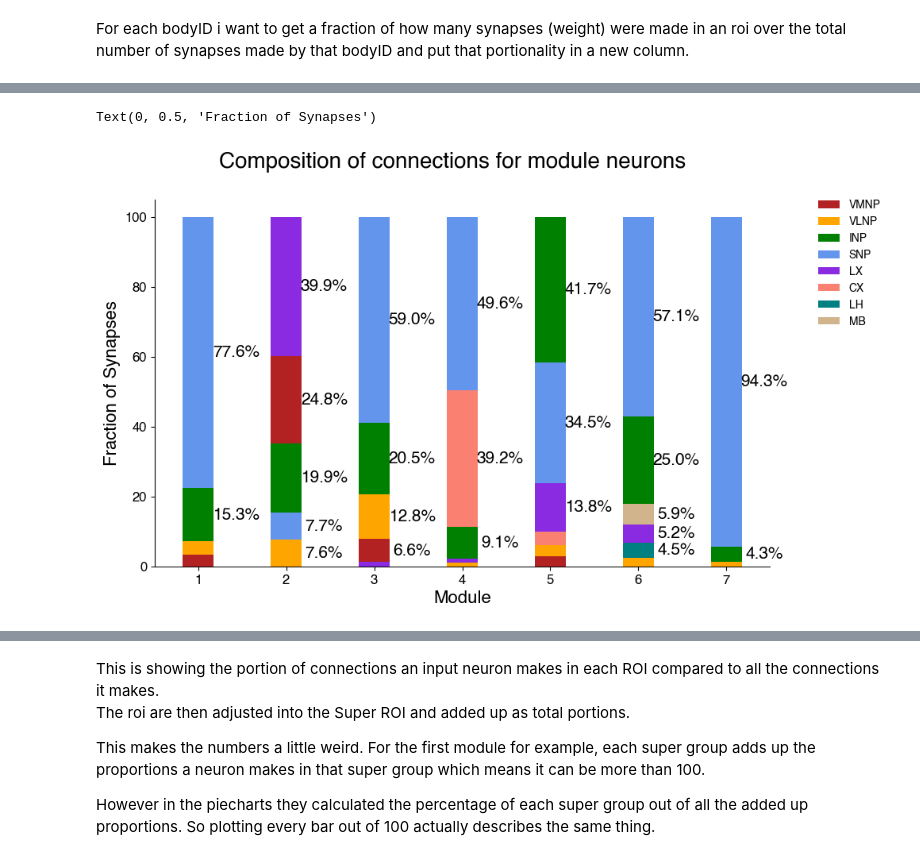
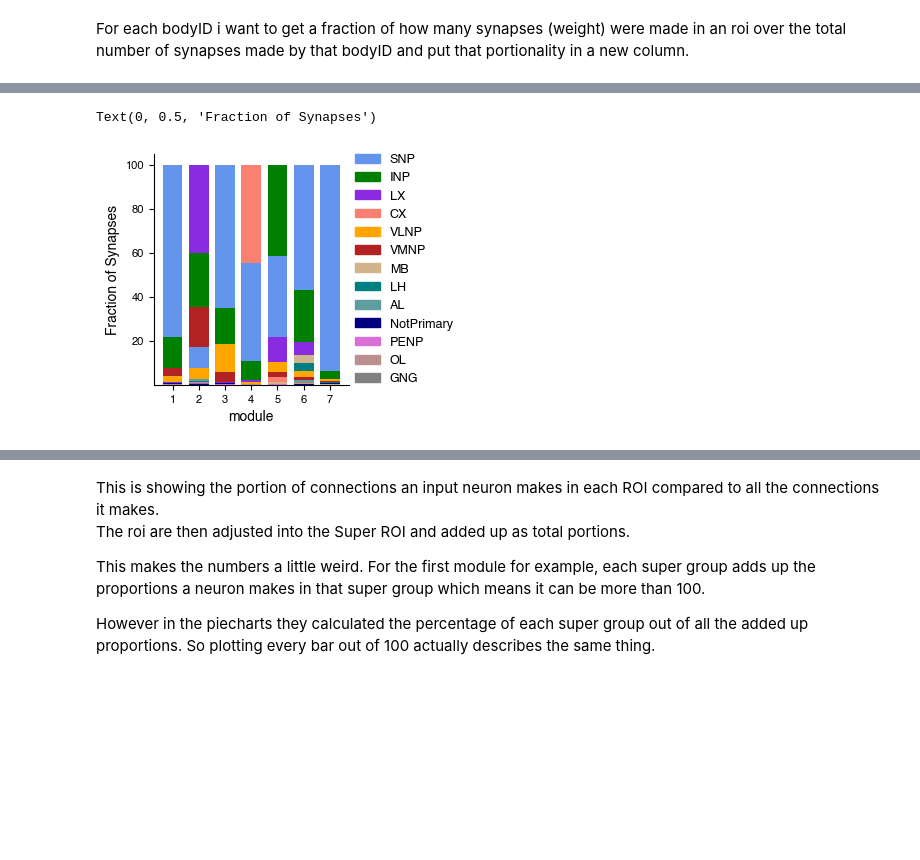
Before and after one commit to Gutierrez-lab/oviIN-inputs, a Jupyter notebook: piechart.ipynb, the cells around one changed output, grey strips where cells are left out. Drawn from its saved outputs; the diff is of its cells as text; code cells hidden in the pictures; blank space fills up the shorter version.

Commit message:
revamped bar charts ready to go

```diff
--- a/piechart.ipynb
+++ b/piechart.ipynb
@@ -310,0 +369,3 @@ roi_info_in_p = roi_info_in_p[roi_info_in_p['bodyId_pre'] != oviINl_bodyID]
+# %%
+# create a column that will contain the total number of synapses made by a bodyID
+super_roi_in['total'] = super_roi_in.groupby('bodyId_post')['weight'].transform('sum')
@@ -310,0 +392,4 @@ roi_info_in_p = roi_info_in_p[roi_info_in_p['bodyId_pre'] != oviINl_bodyID]
+# %%
+# Input modularity data for oviINr merged with the roi portionality data
+in_r_p = pd.merge(ins_r, super_roi_in, left_on='id', right_on='bodyId_post', how='inner')
+in_r_p
@@ -387,5 +602,5 @@ In this next dataframe we can see the cluster each neuron belongs in, the roi it
 # %%
 # Input modularity data for oviINr merged with the roi portionality data
-in_r_p = pd.merge(ins_r, grouped_p, left_on='id', right_on='bodyId', how='inner')
-in_r_p
+in_r_both = pd.merge(ins_r, super_roi_both, left_on='id', right_on='bodyId', how='inner')
+in_r_both
 # %% [output]
@@ -541,57 +620,67 @@ in_r_p
+# %%
+import matplotlib.patches as mpatches
+
+# for making the legend nice
+leg_in_r_both = in_r_both.groupby('super', as_index=False).agg({'weight': 'sum'}).sort_values(by='weight', ascending=False)
+leg_in_r_both['color'] = leg_in_r_both['super'].map(color_dict).fillna('black')
+
+# create Patch objects for each entry, then pass those as handles along with your labels
+handles = [mpatches.Patch(color=row['color'], label=row['super']) for _, row in leg_in_r_both.iterrows()]
 # %%
 # create stacked bar plot instead, each bar represents a module
-fig, ax = plt.subplots(figsize=(10, 6))
+fig, ax = plt.subplots(figsize=(3.35, 3)) #(4.57,3))
 # Set the figure title
-plt.suptitle("Composition of connections for module neurons", fontsize=20)
+#plt.suptitle("Composition of connections for module neurons", fontsize=20)
 # Set the width of the bars
-bar_width = 0.35
+bar_width = 0.75
 
 for x in clusters:
     # Get the data for the current cluster
-    roi_grouped = in_r_p[in_r_p['0.0'] == x].groupby('roi', as_index=False).agg({'fraction': 'sum'})
-    #print(roi_grouped)
-    # Assign preferred roi
-    roi_grouped['super'] = roi_grouped['roi'].map(roi_super_dict).fillna(roi_grouped['roi'])
-    roi_grouped = roi_grouped.drop(columns=['roi'])
+    roi_grouped = in_r_both[in_r_both['0.0'] == x]#.groupby('roi', as_index=False).agg({'fraction': 'sum'})
 
     # Add up total weight for the super roi
-    roi_grouped = roi_grouped.groupby('super', as_index=False).agg({'fraction':'sum'})
-    # thresholding out weights equal to or less than 1 and sort
-    roi_total = roi_grouped[roi_grouped['fraction'] > 3].sort_values(by='fraction', ascending=True)
-    #print(roi_total)
+    roi_total = roi_grouped.groupby('super', as_index=False).agg({'fraction':'sum'})
+
     # Assign color
     roi_total['color'] = roi_total['super'].map(color_dict).fillna('black')
 
     # Filter roi_total by weight_threshold and sort by total in descending order (might not need to do this but just in case)
-    data = roi_total[roi_total['fraction'] > weight_threshold].sort_values(by='fraction', ascending=True).reset_index(drop=True)
-    #print(data)
+    data = roi_total.sort_values(by='fraction', ascending=True).reset_index(drop=True)
+
     # plot a stacked bar
     for i in data.index:
         if i == 0:
             percent = ((data['fraction'][i] / data['fraction'].sum()) * 100)
             #print(percent)
             ax.bar(x, percent, color=data['color'][i], label=data['super'][i], width=bar_width)
         else:
             # stack the bar ontop of the previous total plotted
             percent = (data['fraction'][i] / data['fraction'].sum()) * 100
             #print(percent)
             ax.bar(x, percent, color=data['color'][i], label=data['super'][i], bottom=(data['fraction'][:i].sum() / data['fraction'].sum()) * 100, width=bar_width)
 
-   # Only display the unique labels in the legend
-    handles, labels = ax.get_legend_handles_labels()
-    unique_labels = dict(zip(labels, handles))
-    ax.legend(unique_labels.values(), unique_labels.keys(), loc='upper right', fontsize=10, bbox_to_anchor=(1.18, 1), borderaxespad=0.)
+   # label sections of the bar with the percentage
+    #for i in data.index:
+        # Calculate the percentage
+        #percent = (data['fraction'][i] / data['fraction'].sum()) * 100
+        #if percent > 4:
+            # Add the percentage label to the bar
+         #   ax.text(x+.43, (percent / 2) + (data['fraction'][:i].sum() / data['fraction'].sum()) * 100, f'{percent:.1f}%', ha='center', va='center', fontsize=15)
 
-   # label sections of the bar with the percentage
-    for i in data.index:
-        # Calculate the percentage
-        percent = (data['fraction'][i] / data['fraction'].sum()) * 100
-        if percent > 4:
-            # Add the percentage label to the bar
-            ax.text(x+.43, (percent / 2) + (data['fraction'][:i].sum() / data['fraction'].sum()) * 100, f'{percent:.1f}%', ha='center', va='center', fontsize=15)
+# Shrink the axes width to make space on the right for the legend
+box = ax.get_position()
+ax.set_position([box.x0, box.y0, box.width * 0.75, box.height])  # 0.75 leaves 25% for the legend
 
-ax.set_xlabel('Module', fontsize=16)
-ax.set_ylabel('Fraction of Synapses', fontsize=16)
+# Place the legend outside the axes, but inside the figure
+ax.legend(
+    handles=handles,  # Use the handles created above
+    loc='center left',
+    bbox_to_anchor=(1, 0.5),  # (x, y) in axes coordinates; x=1 is just outside the axes
+    borderaxespad=0.5,
+)
+ax.set_xlabel('module')
+ax.set_xticks(clusters, labels=clusters)
+ax.set_ylabel('Fraction of Synapses')
 # %% [output]
 Text(0, 0.5, 'Fraction of Synapses')
-[figure, old version]
+[figure, new version]
```
Also changed, not shown: parts of 46 cells of this notebook, 3 other files.
